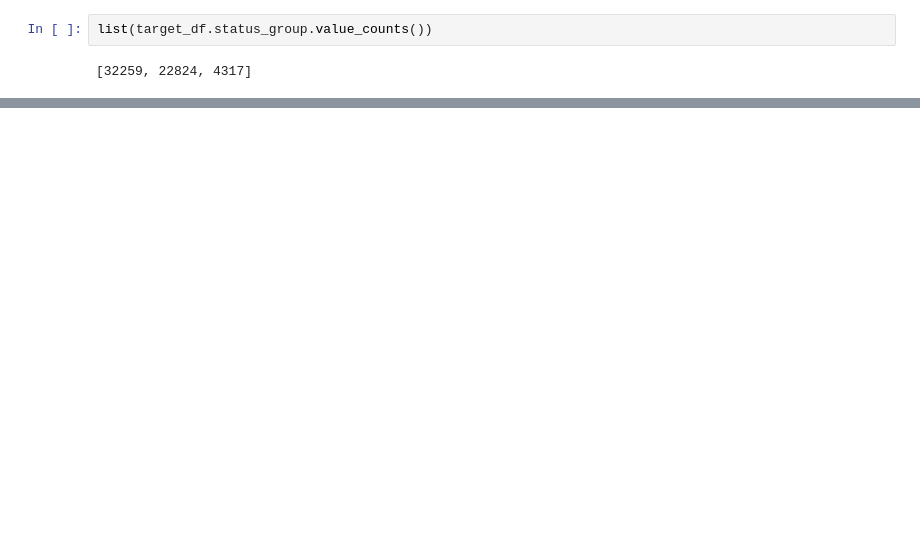
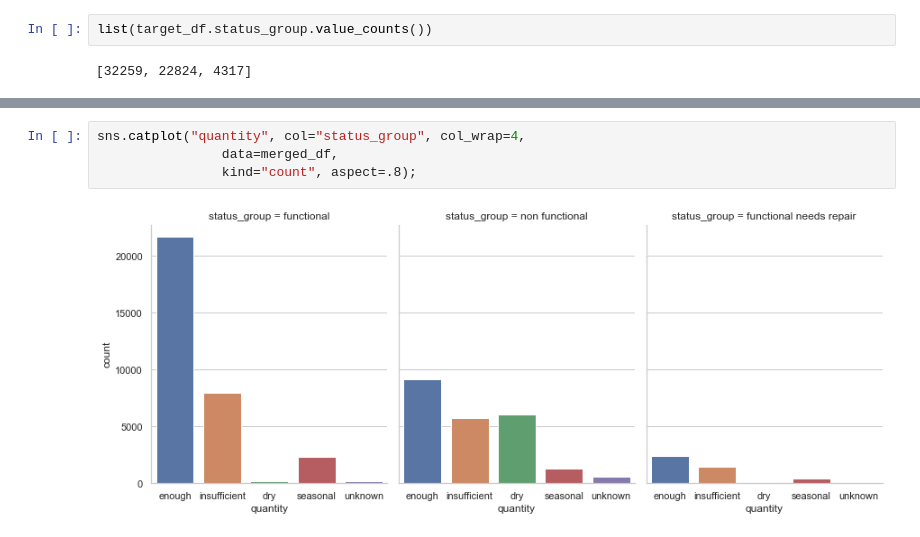
Before and after one commit to KarimOliver/Tanzania, a Jupyter notebook: exploratory/js_notebooks/js_Vizs.ipynb, the cells around one changed output, grey strips where cells are left out. Drawn from its saved outputs; the diff is of its cells as text; blank space fills up the shorter version.

```diff
--- a/exploratory/js_notebooks/js_Vizs.ipynb
+++ b/exploratory/js_notebooks/js_Vizs.ipynb
@@ -69,0 +206,6 @@ plt.savefig('Wellsgrouping.png', transparent=True,dpi=300, bbox_inches = "tight"
+# %%
+sns.catplot("quantity", col="status_group", col_wrap=4,
+                data=merged_df,
+                kind="count", aspect=.8);
+# %% [output]
+[figure, added]
```
Also changed, not shown: parts of 35 cells of this notebook, 9 other files.
